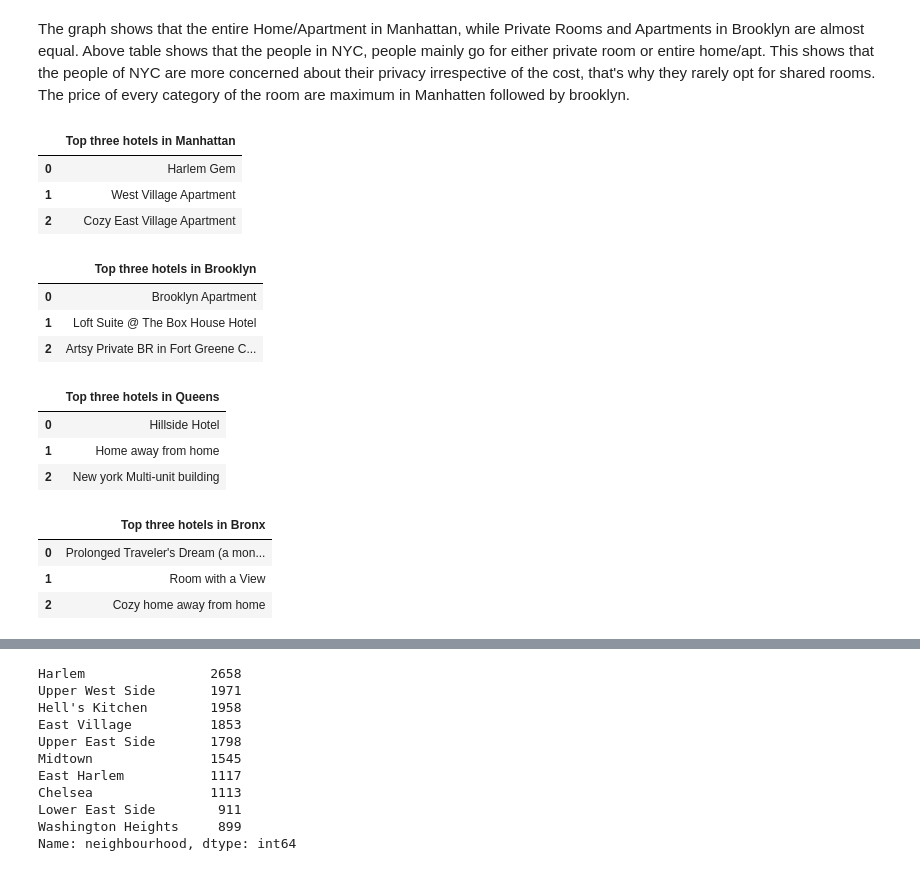
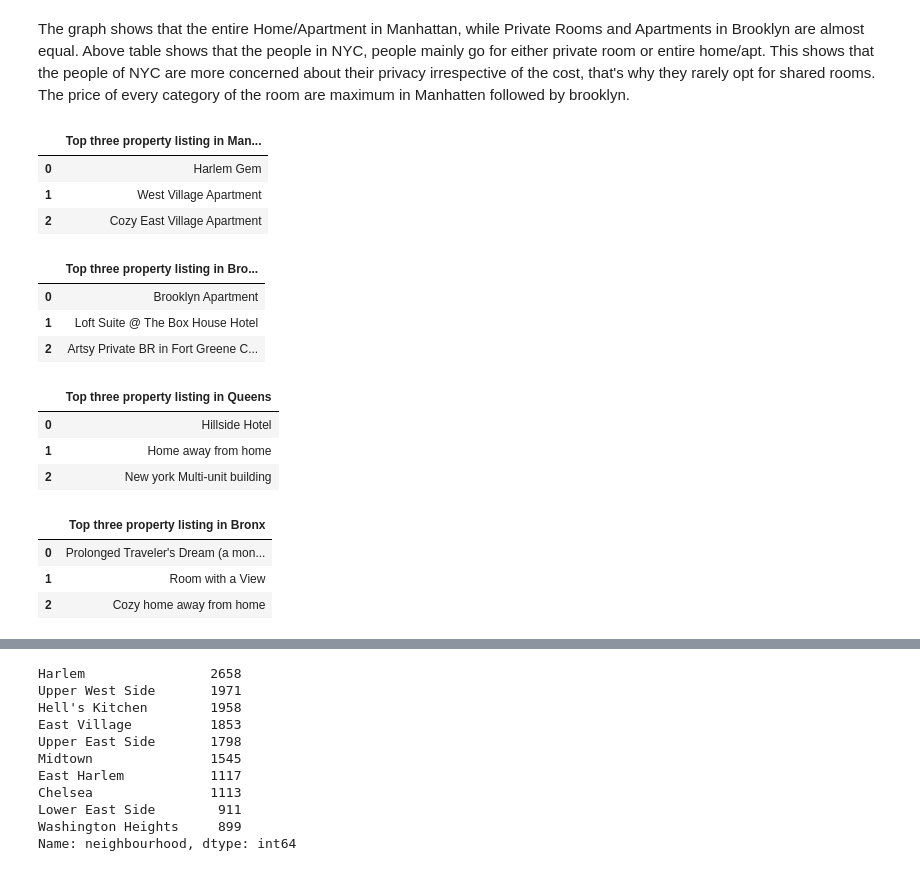
Before and after one commit to shubham-bhadouria/Airbnb--data-analysis, a Jupyter notebook: Shubham_Bhadouria_Airbnb_Bookings_Analysis_Capstone_Project.ipynb, the cells around one changed output, grey strips where cells are left out. Drawn from its saved outputs; the diff is of its cells as text; code cells hidden in the pictures.

```diff
--- a/Shubham_Bhadouria_Airbnb_Bookings_Analysis_Capstone_Project.ipynb
+++ b/Shubham_Bhadouria_Airbnb_Bookings_Analysis_Capstone_Project.ipynb
@@ -215,54 +225,58 @@ plt.show()
 The graph shows that the entire Home/Apartment in Manhattan, while Private Rooms and Apartments in Brooklyn are almost equal. Above table shows that the people in NYC, people mainly go for either private room or entire home/apt. This shows that the people of NYC are more concerned about their privacy irrespective of the cost, that's why they rarely opt for shared rooms.
 The price of every category of the room are maximum in Manhatten followed by brooklyn.
 # %%
-# Top three hotels in Manhattan
-Manhattan_top_3_hotels = Manhattan_df['name'].value_counts().head(3)
-Manhattan_top_3_hotels=pd.DataFrame(Manhattan_top_3_hotels)
-Manhattan_top_3_hotels.reset_index(inplace=True)
-Manhattan_top_3_hotels.rename(columns={'index':'Top three hotels in Manhattan'}, inplace=True)
-Manhattan_top_3_hotels.drop(['name'],axis= 1 ,inplace= True)
-Manhattan_top_3_hotels
+# Top three property listing in Manhattan
+Manhattan_top_3_property_listing = Manhattan_df.loc[~Manhattan_df['name'].isna(),'name']      # since name column has null values, therefore creating a dataframe in which column('name') has non-null values only
+Manhattan_top_3_property_listing = Manhattan_top_3_property_listing.value_counts().head(3)
+Manhattan_top_3_property_listing=pd.DataFrame(Manhattan_top_3_property_listing)
+Manhattan_top_3_property_listing.reset_index(inplace=True)
+Manhattan_top_3_property_listing.rename(columns={'index':'Top three property listing in Manhattan'}, inplace=True)
+Manhattan_top_3_property_listing.drop(['name'],axis= 1 ,inplace= True)
+Manhattan_top_3_property_listing
 # %% [output]
-|  | Top three hotels in Manhattan |
+|  | Top three property listing in Man... |
 | 0 | Harlem Gem |
 | 1 | West Village Apartment |
 | 2 | Cozy East Village Apartment |
 # %%
-# Top three hotels in Brooklyn
-Brooklyn_top_3_hotels = Brooklyn_df['name'].value_counts().head(3)
-Brooklyn_top_3_hotels=pd.DataFrame(Brooklyn_top_3_hotels)
-Brooklyn_top_3_hotels.reset_index(inplace=True)
-Brooklyn_top_3_hotels.rename(columns={'index':'Top three hotels in Brooklyn'}, inplace=True)
-Brooklyn_top_3_hotels.drop(['name'],axis= 1 ,inplace= True)
-Brooklyn_top_3_hotels
+# Top three property listing in Brooklyn
+Brooklyn_top_3_property_listing = Brooklyn_df.loc[~Brooklyn_df['name'].isna(),'name']   # since name column has null values, therefore creating a dataframe in which column('name') has non-null values only
+Brooklyn_top_3_property_listing = Brooklyn_top_3_property_listing.value_counts().head(3)
+Brooklyn_top_3_property_listing=pd.DataFrame(Brooklyn_top_3_property_listing)
+Brooklyn_top_3_property_listing.reset_index(inplace=True)
+Brooklyn_top_3_property_listing.rename(columns={'index':'Top three property listing in Brooklyn'}, inplace=True)
+Brooklyn_top_3_property_listing.drop(['name'],axis= 1 ,inplace= True)
+Brooklyn_top_3_property_listing
 # %% [output]
-|  | Top three hotels in Brooklyn |
+|  | Top three property listing in Bro... |
 | 0 | Brooklyn Apartment |
 | 1 | Loft Suite @ The Box House Hotel |
 | 2 | Artsy Private BR in Fort Greene C... |
 # %%
-# Top three hotels in Brooklyn
-Queens_top_3_hotels = Queens_df['name'].value_counts().head(3)
-Queens_top_3_hotels=pd.DataFrame(Queens_top_3_hotels)
-Queens_top_3_hotels.reset_index(inplace=True)
-Queens_top_3_hotels.rename(columns={'index':'Top three hotels in Queens'}, inplace=True)
-Queens_top_3_hotels.drop(['name'],axis= 1 ,inplace= True)
-Queens_top_3_hotels
+# Top three property listing in Queens
+Queens_top_3_property_listing = Queens_df.loc[~Queens_df['name'].isna(),'name']    # since name column has null values, therefore creating a dataframe in which column('name') has non-null values only
+Queens_top_3_property_listing = Queens_top_3_property_listing.value_counts().head(3)
+Queens_top_3_property_listing=pd.DataFrame(Queens_top_3_property_listing)
+Queens_top_3_property_listing.reset_index(inplace=True)
+Queens_top_3_property_listing.rename(columns={'index':'Top three property listing in Queens'}, inplace=True)
+Queens_top_3_property_listing.drop(['name'],axis= 1 ,inplace= True)
+Queens_top_3_property_listing
 # %% [output]
-|  | Top three hotels in Queens |
+|  | Top three property listing in Queens |
 | 0 | Hillside Hotel |
 | 1 | Home away from home |
 | 2 | New york Multi-unit building |
 # %%
-# Top three hotels in Brooklyn
-Bronx_top_3_hotels = Bronx_df['name'].value_counts().head(3)
-Bronx_top_3_hotels=pd.DataFrame(Bronx_top_3_hotels)
-Bronx_top_3_hotels.reset_index(inplace=True)
-Bronx_top_3_hotels.rename(columns={'index':'Top three hotels in Bronx'}, inplace=True)
-Bronx_top_3_hotels.drop(['name'],axis= 1 ,inplace= True)
-Bronx_top_3_hotels
+# Top three property listing in Bronx
+Bronx_top_3_property_listing = Bronx_df.loc[~Bronx_df['name'].isna(),'name']    # since name column has null values, therefore creating a dataframe in which column('name') has non-null values only
+Bronx_top_3_property_listing = Bronx_top_3_property_listing.value_counts().head(3)
+Bronx_top_3_property_listing=pd.DataFrame(Bronx_top_3_property_listing)
+Bronx_top_3_property_listing.reset_index(inplace=True)
+Bronx_top_3_property_listing.rename(columns={'index':'Top three property listing in Bronx'}, inplace=True)
+Bronx_top_3_property_listing.drop(['name'],axis= 1 ,inplace= True)
+Bronx_top_3_property_listing
 # %% [output]
-|  | Top three hotels in Bronx |
+|  | Top three property listing in Bronx |
 | 0 | Prolonged Traveler's Dream (a mon... |
 | 1 | Room with a View |
 | 2 | Cozy home away from home |
```
Also changed, not shown: parts of 5 cells of this notebook.
